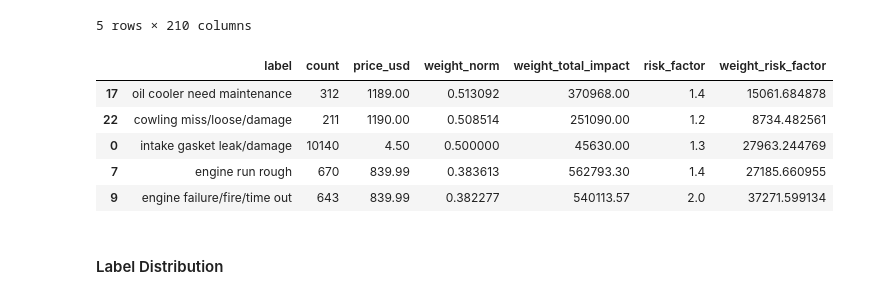
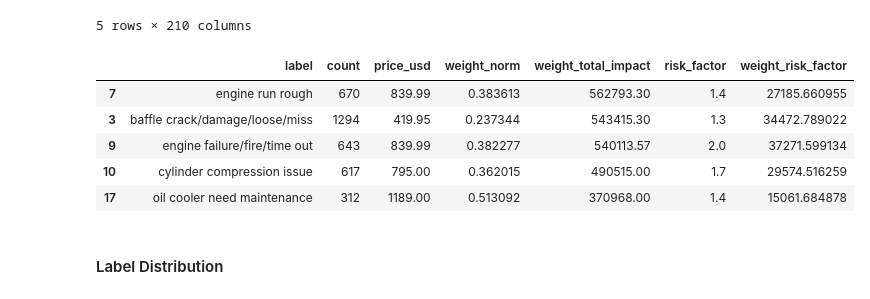
Before and after one commit to 4garriga/flights, a Jupyter notebook: src/random_forest.ipynb, the cells around one changed output. Drawn from its saved outputs; the diff is of its cells as text; code cells hidden in the pictures.

```diff
--- a/src/random_forest.ipynb
+++ b/src/random_forest.ipynb
@@ -44,20 +44,20 @@ df.head()
 5 rows × 210 columns
 # %%
 # weighted labels
-# sort_by = "weight_total_impact"
-sort_by = "weight_norm"
+sort_by = "weight_total_impact"
+# sort_by = "weight_norm"
 # sort_by = "weight_risk_factor"
 
 weighted_labels_path = PROJECT_DIR / "data" / "weighted_labels.csv"
 weighted_labels_df = pd.read_csv(weighted_labels_path, index_col=0)
 weighted_labels_df.sort_values(by=sort_by, ascending=False).head()
 # %% [output]
 |  | label | count | price_usd | weight_norm | weight_total_impact | risk_factor | weight_risk_factor |
+| 7 | engine run rough | 670 | 839.99 | 0.383613 | 562793.30 | 1.4 | 27185.660955 |
+| 3 | baffle crack/damage/loose/miss | 1294 | 419.95 | 0.237344 | 543415.30 | 1.3 | 34472.789022 |
+| 9 | engine failure/fire/time out | 643 | 839.99 | 0.382277 | 540113.57 | 2.0 | 37271.599134 |
+| 10 | cylinder compression issue | 617 | 795.00 | 0.362015 | 490515.00 | 1.7 | 29574.516259 |
 | 17 | oil cooler need maintenance | 312 | 1189.00 | 0.513092 | 370968.00 | 1.4 | 15061.684878 |
-| 22 | cowling miss/loose/damage | 211 | 1190.00 | 0.508514 | 251090.00 | 1.2 | 8734.482561 |
-| 0 | intake gasket leak/damage | 10140 | 4.50 | 0.500000 | 45630.00 | 1.3 | 27963.244769 |
-| 7 | engine run rough | 670 | 839.99 | 0.383613 | 562793.30 | 1.4 | 27185.660955 |
-| 9 | engine failure/fire/time out | 643 | 839.99 | 0.382277 | 540113.57 | 2.0 | 37271.599134 |
 # %%
 conn = sqlite3.connect(f"{PROJECT_DIR}/data/TrainTestSplitData.db")
 X_train = pd.read_sql("SELECT * FROM X_train", conn)
```
Also changed, not shown: 1 other file.
